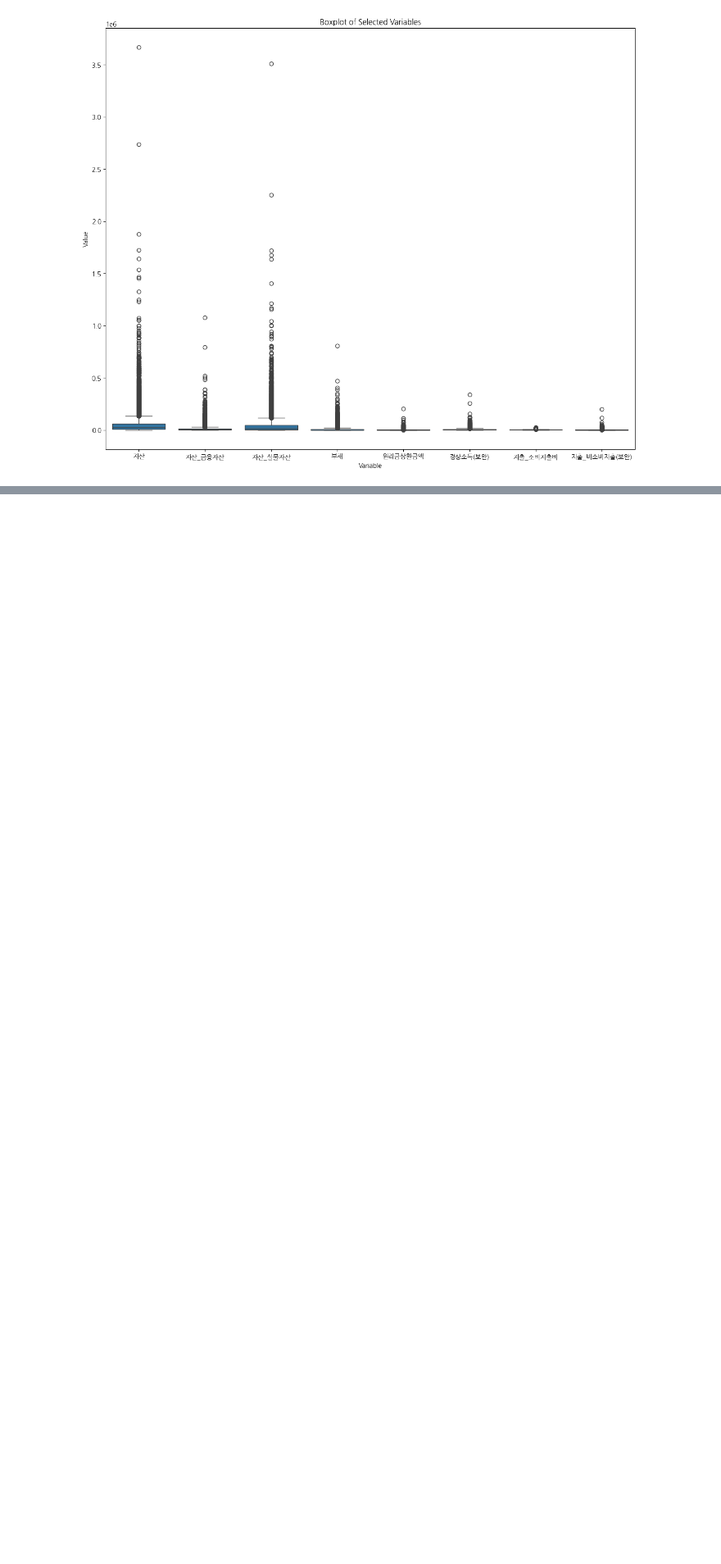
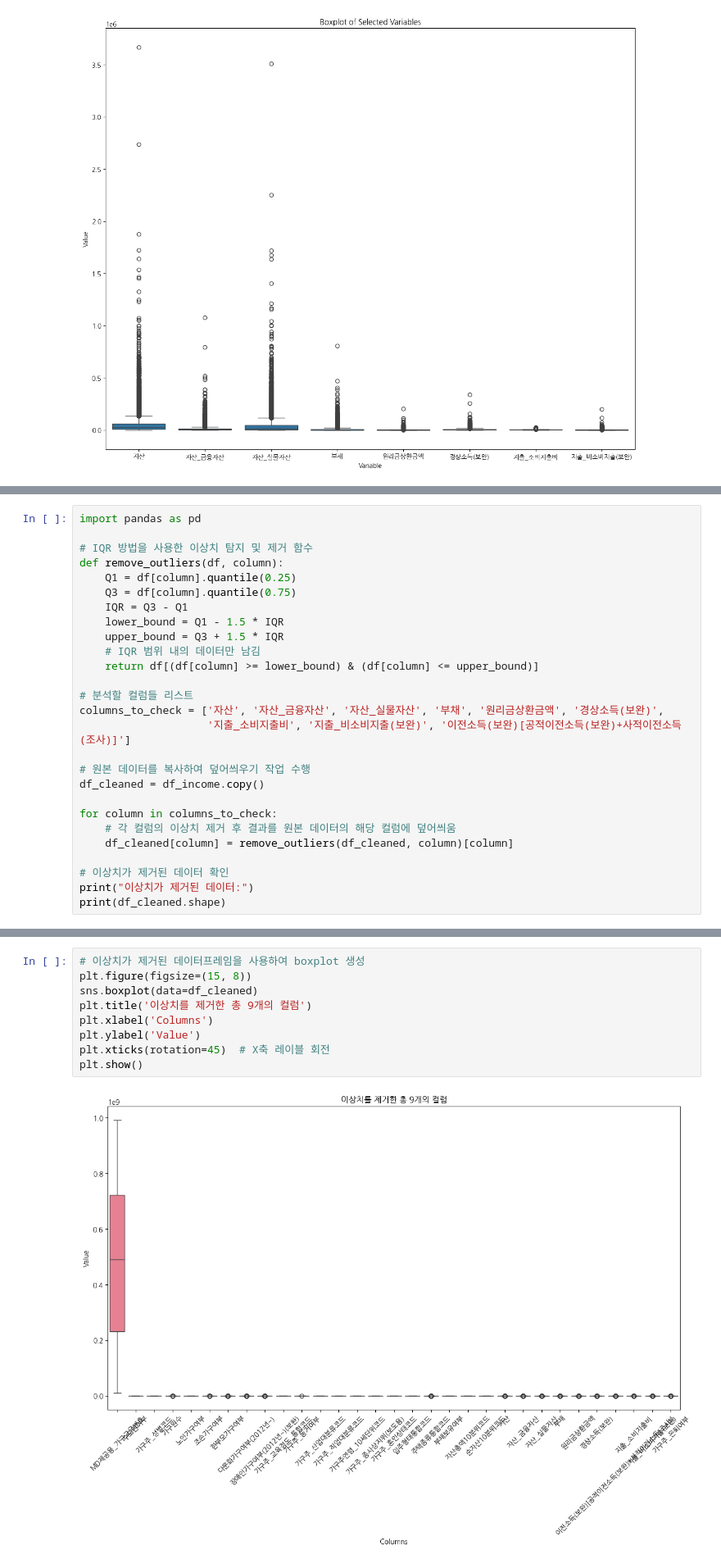
Before and after one commit to seonae0223/mid_project, a Jupyter notebook: 소득_분위_결정_요인_분석_및_예측.ipynb, the cells around one changed output, grey strips where cells are left out. Shown at 82% size. Cells and saved outputs as stored; diff of their text form; blank space fills up the shorter version.

```diff
--- a/소득_분위_결정_요인_분석_및_예측.ipynb
+++ b/소득_분위_결정_요인_분석_및_예측.ipynb
@@ -400,0 +562,27 @@ df_income_cleaned.describe()
+# %%
+import pandas as pd
+
+# IQR 방법을 사용한 이상치 탐지 및 제거 함수
+def remove_outliers(df, column):
+    Q1 = df[column].quantile(0.25)
+    Q3 = df[column].quantile(0.75)
+    IQR = Q3 - Q1
+    lower_bound = Q1 - 1.5 * IQR
+    upper_bound = Q3 + 1.5 * IQR
+    # IQR 범위 내의 데이터만 남김
+    return df[(df[column] >= lower_bound) & (df[column] <= upper_bound)]
+
+# 분석할 컬럼들 리스트
+columns_to_check = ['자산', '자산_금융자산', '자산_실물자산', '부채', '원리금상환금액', '경상소득(보완)',
+                    '지출_소비지출비', '지출_비소비지출(보완)', '이전소득(보완)[공적이전소득(보완)+사적이전소득(조사)]']
+
+# 원본 데이터를 복사하여 덮어씌우기 작업 수행
+df_cleaned = df_income.copy()
+
+for column in columns_to_check:
+    # 각 컬럼의 이상치 제거 후 결과를 원본 데이터의 해당 컬럼에 덮어씌움
+    df_cleaned[column] = remove_outliers(df_cleaned, column)[column]
+
+# 이상치가 제거된 데이터 확인
+print("이상치가 제거된 데이터:")
+print(df_cleaned.shape)
@@ -400,0 +592,11 @@ df_income_cleaned.describe()
+# %%
+# 이상치가 제거된 데이터프레임을 사용하여 boxplot 생성
+plt.figure(figsize=(15, 8))
+sns.boxplot(data=df_cleaned)
+plt.title('이상치를 제거한 총 9개의 컬럼')
+plt.xlabel('Columns')
+plt.ylabel('Value')
+plt.xticks(rotation=45)  # X축 레이블 회전
+plt.show()
+# %% [output]
+[figure, added]
```
Also changed, not shown: parts of 8 cells of this notebook.
